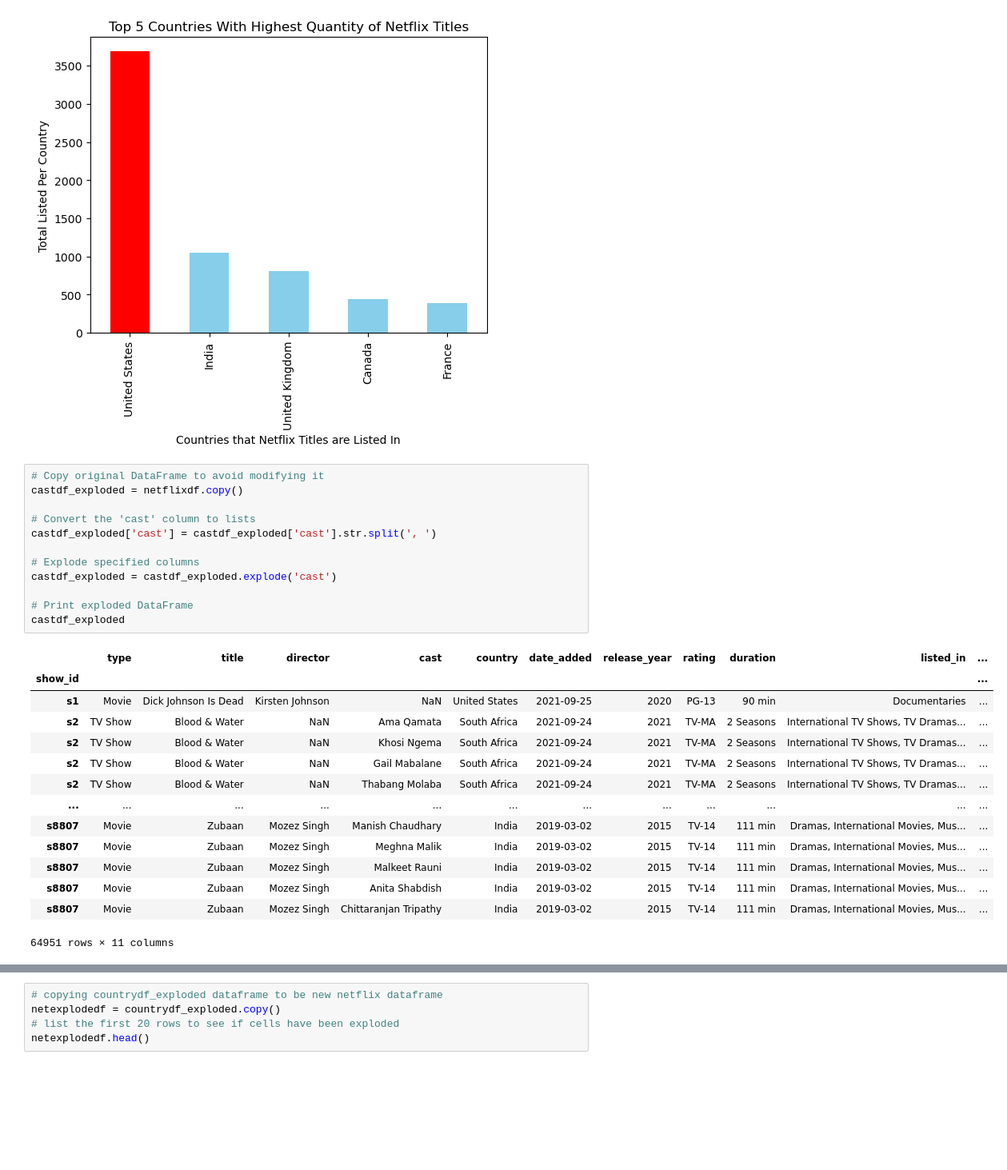
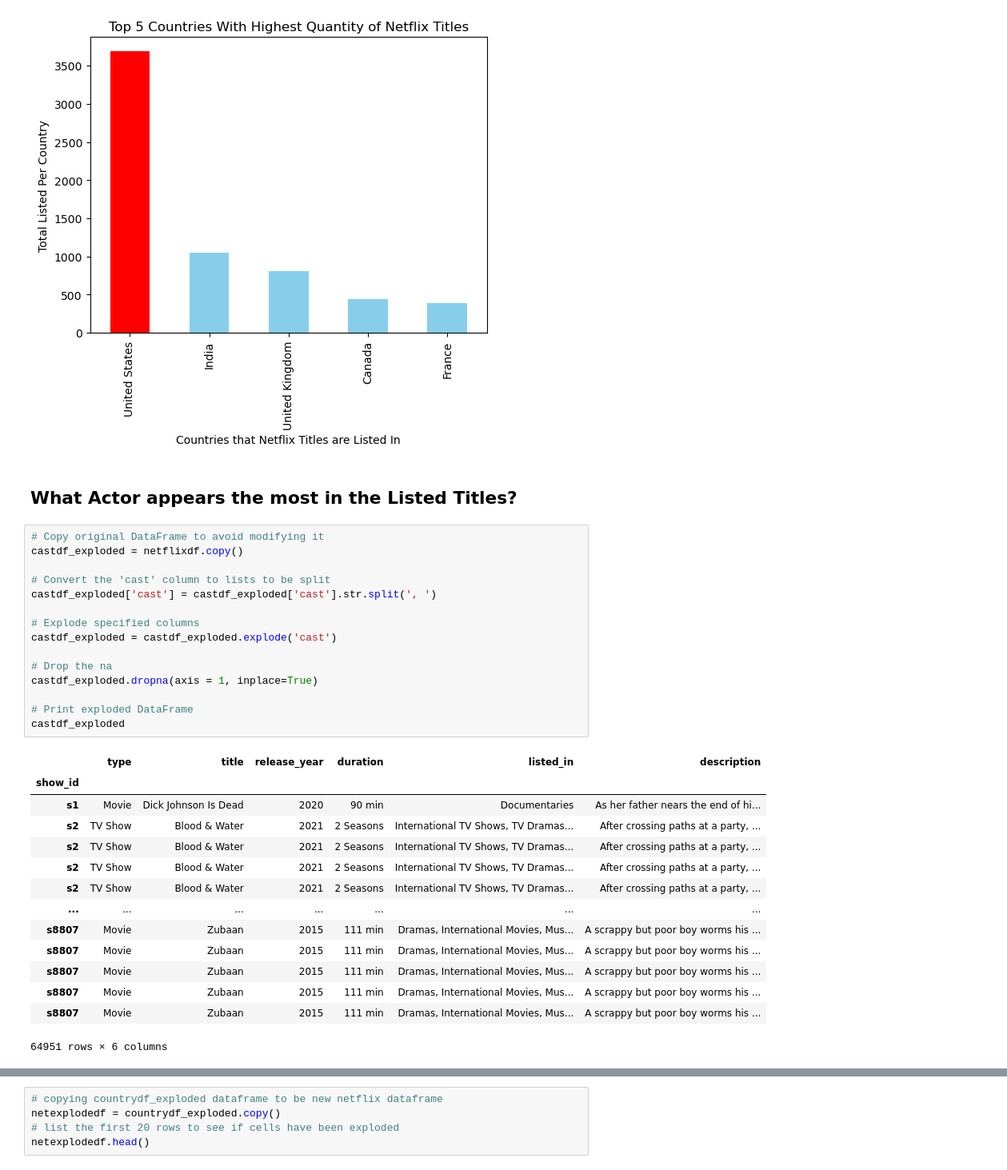
Before and after one commit to jameslaurence82/PythonPandas, a Jupyter notebook: netflixtitles.ipynb, the cells around one changed output, grey strips where cells are left out. Shown at 80% size. Cells and saved outputs as stored; diff of their text form; blank space fills up the shorter version.

```diff
--- a/netflixtitles.ipynb
+++ b/netflixtitles.ipynb
@@ -362,33 +362,38 @@ plt.title('Top 5 Countries With Highest Quantity of Netflix Titles')
 plt.show()
 # %% [output]
 [figure]
+# %% [markdown]
+## What Actor appears the most in the Listed Titles?
 # %%
 # Copy original DataFrame to avoid modifying it
 castdf_exploded = netflixdf.copy()
 
-# Convert the 'cast' column to lists
+# Convert the 'cast' column to lists to be split
 castdf_exploded['cast'] = castdf_exploded['cast'].str.split(', ')
 
 # Explode specified columns
 castdf_exploded = castdf_exploded.explode('cast')
 
+# Drop the na
+castdf_exploded.dropna(axis = 1, inplace=True)
+
 # Print exploded DataFrame
 castdf_exploded
 # %% [output]
-|  | type | title | director | cast | country | date_added | release_year | rating | duration | listed_in | ... |
-| show_id |  |  |  |  |  |  |  |  |  |  | ... |
-| s1 | Movie | Dick Johnson Is Dead | Kirsten Johnson | NaN | United States | 2021-09-25 | 2020 | PG-13 | 90 min | Documentaries | ... |
-| s2 | TV Show | Blood & Water | NaN | Ama Qamata | South Africa | 2021-09-24 | 2021 | TV-MA | 2 Seasons | International TV Shows, TV Dramas... | ... |
-| s2 | TV Show | Blood & Water | NaN | Khosi Ngema | South Africa | 2021-09-24 | 2021 | TV-MA | 2 Seasons | International TV Shows, TV Dramas... | ... |
-| s2 | TV Show | Blood & Water | NaN | Gail Mabalane | South Africa | 2021-09-24 | 2021 | TV-MA | 2 Seasons | International TV Shows, TV Dramas... | ... |
-| s2 | TV Show | Blood & Water | NaN | Thabang Molaba | South Africa | 2021-09-24 | 2021 | TV-MA | 2 Seasons | International TV Shows, TV Dramas... | ... |
-| ... | ... | ... | ... | ... | ... | ... | ... | ... | ... | ... | ... |
-| s8807 | Movie | Zubaan | Mozez Singh | Manish Chaudhary | India | 2019-03-02 | 2015 | TV-14 | 111 min | Dramas, International Movies, Mus... | ... |
-| s8807 | Movie | Zubaan | Mozez Singh | Meghna Malik | India | 2019-03-02 | 2015 | TV-14 | 111 min | Dramas, International Movies, Mus... | ... |
-| s8807 | Movie | Zubaan | Mozez Singh | Malkeet Rauni | India | 2019-03-02 | 2015 | TV-14 | 111 min | Dramas, International Movies, Mus... | ... |
-| s8807 | Movie | Zubaan | Mozez Singh | Anita Shabdish | India | 2019-03-02 | 2015 | TV-14 | 111 min | Dramas, International Movies, Mus... | ... |
-| s8807 | Movie | Zubaan | Mozez Singh | Chittaranjan Tripathy | India | 2019-03-02 | 2015 | TV-14 | 111 min | Dramas, International Movies, Mus... | ... |
+|  | type | title | release_year | duration | listed_in | description |
+| show_id |  |  |  |  |  |  |
+| s1 | Movie | Dick Johnson Is Dead | 2020 | 90 min | Documentaries | As her father nears the end of hi... |
+| s2 | TV Show | Blood & Water | 2021 | 2 Seasons | International TV Shows, TV Dramas... | After crossing paths at a party, ... |
+| s2 | TV Show | Blood & Water | 2021 | 2 Seasons | International TV Shows, TV Dramas... | After crossing paths at a party, ... |
+| s2 | TV Show | Blood & Water | 2021 | 2 Seasons | International TV Shows, TV Dramas... | After crossing paths at a party, ... |
+| s2 | TV Show | Blood & Water | 2021 | 2 Seasons | International TV Shows, TV Dramas... | After crossing paths at a party, ... |
+| ... | ... | ... | ... | ... | ... | ... |
+| s8807 | Movie | Zubaan | 2015 | 111 min | Dramas, International Movies, Mus... | A scrappy but poor boy worms his ... |
+| s8807 | Movie | Zubaan | 2015 | 111 min | Dramas, International Movies, Mus... | A scrappy but poor boy worms his ... |
+| s8807 | Movie | Zubaan | 2015 | 111 min | Dramas, International Movies, Mus... | A scrappy but poor boy worms his ... |
+| s8807 | Movie | Zubaan | 2015 | 111 min | Dramas, International Movies, Mus... | A scrappy but poor boy worms his ... |
+| s8807 | Movie | Zubaan | 2015 | 111 min | Dramas, International Movies, Mus... | A scrappy but poor boy worms his ... |
-64951 rows × 11 columns
+64951 rows × 6 columns
 # %%
 
 # Create a boolean mask for rows where 'director' contains a comma
```
